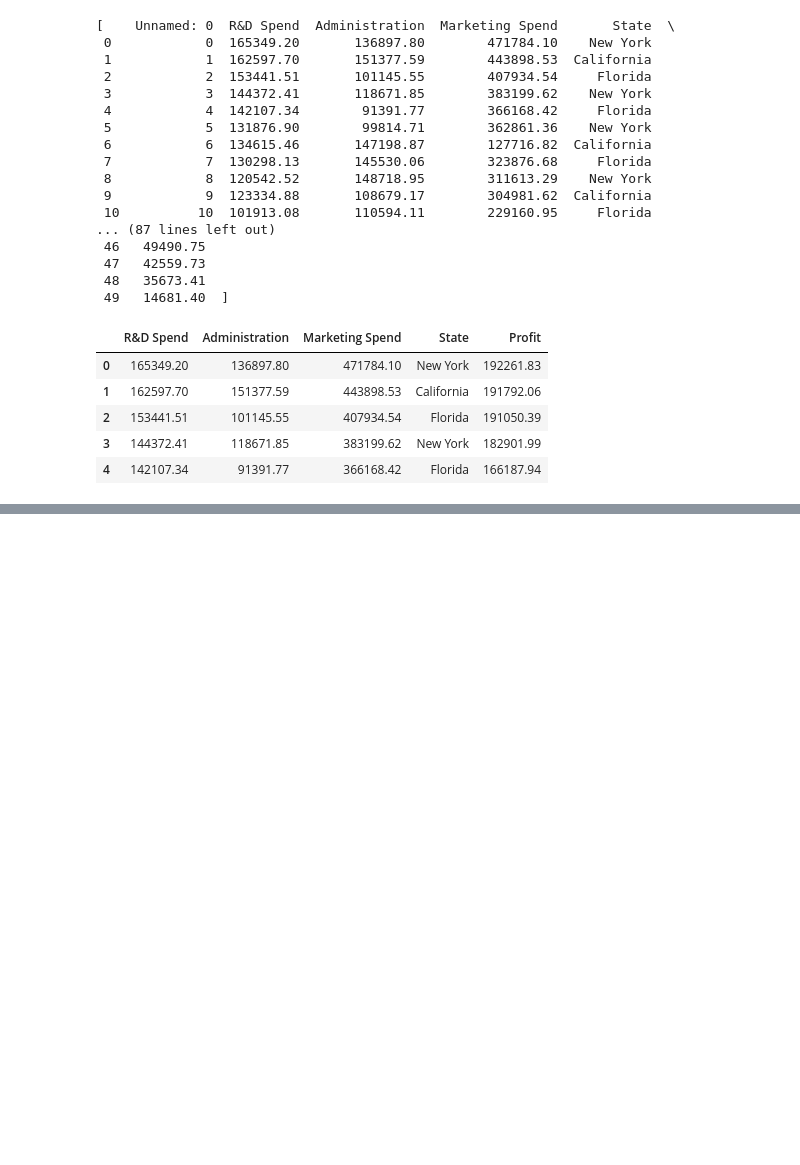
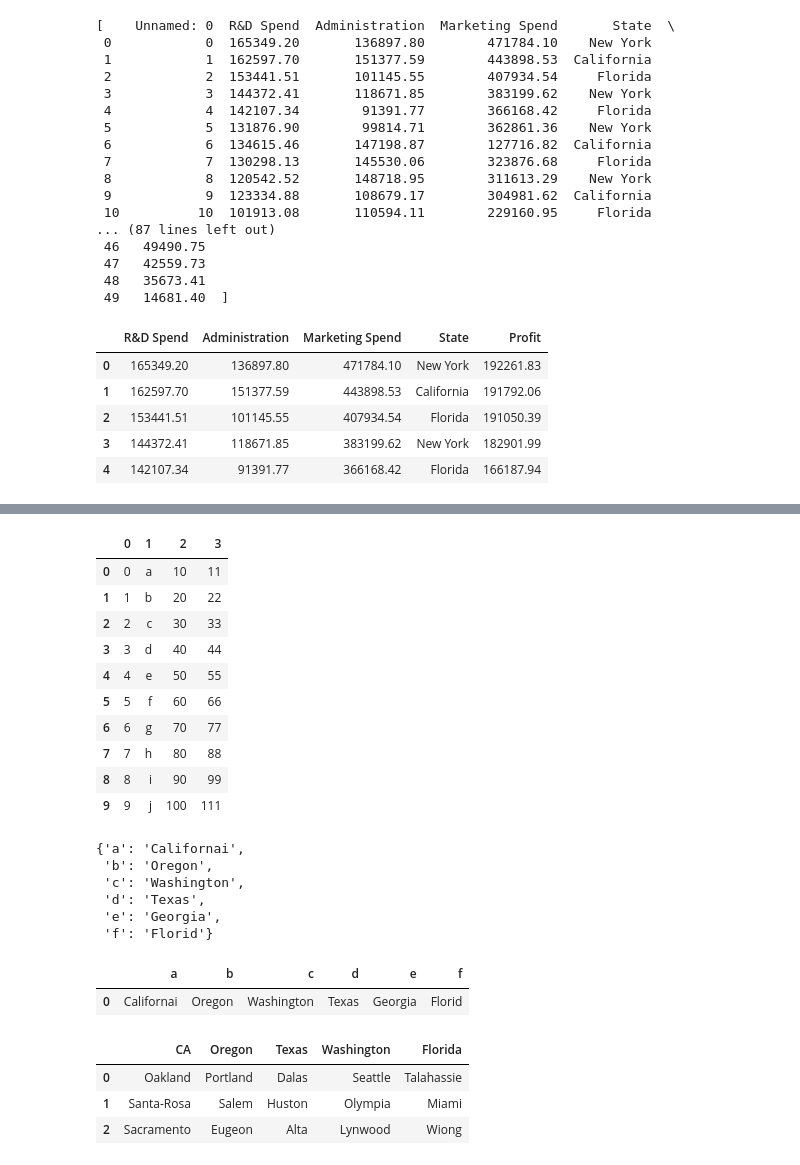
Before and after one commit to fishitmo/Takeobds, a Jupyter notebook: TAkeo_pytthon_practice.ipynb, the cells around one changed output, grey strips where cells are left out. Drawn from its saved outputs; the diff is of its cells as text; code cells hidden in the pictures; blank space fills up the shorter version.

```diff
--- a/TAkeo_pytthon_practice.ipynb
+++ b/TAkeo_pytthon_practice.ipynb
@@ -2355,0 +2561,4 @@ df_json.head()
+# %%
+S8 = pd.Series([10,20,30,40,50,60,70,80,90,100])
+# %%
+df1[2] = S8
@@ -2355,0 +2579,18 @@ df_json.head()
+# %%
+ar2 = np.array([11,22,33,44,55,66,77,88,99,111])
+# %%
+df1[3]= ar2
+# %%
+df1
+# %% [output]
+|  | 0 | 1 | 2 | 3 |
+| 0 | 0 | a | 10 | 11 |
+| 1 | 1 | b | 20 | 22 |
+| 2 | 2 | c | 30 | 33 |
+| 3 | 3 | d | 40 | 44 |
+| 4 | 4 | e | 50 | 55 |
+| 5 | 5 | f | 60 | 66 |
+| 6 | 6 | g | 70 | 77 |
+| 7 | 7 | h | 80 | 88 |
+| 8 | 8 | i | 90 | 99 |
+| 9 | 9 | j | 100 | 111 |
@@ -2355,0 +2601,9 @@ df_json.head()
+# %%
+dic4
+# %% [output]
+{'a': 'Californai',
+ 'b': 'Oregon',
+ 'c': 'Washington',
+ 'd': 'Texas',
+ 'e': 'Georgia',
+ 'f': 'Florid'}
@@ -2355,0 +2612,18 @@ df_json.head()
+# %%
+df4
+# %% [output]
+|  | a | b | c | d | e | f |
+| 0 | Californai | Oregon | Washington | Texas | Georgia | Florid |
+# %%
+dict1 = {'CA':['Oakland','Santa-Rosa','Sacramento'],
+            'Oregon':['Portland','Salem','Eugeon'],
+            'Texas':['Dalas','Huston','Alta'],
+            'Washington':['Seattle','Olympia','Lynwood'],
+            'Florida':['Talahassie', 'Miami', 'Wiong']}
+df_dict = pd.DataFrame(dict1)
+df_dict
+# %% [output]
+|  | CA | Oregon | Texas | Washington | Florida |
+| 0 | Oakland | Portland | Dalas | Seattle | Talahassie |
+| 1 | Santa-Rosa | Salem | Huston | Olympia | Miami |
+| 2 | Sacramento | Eugeon | Alta | Lynwood | Wiong |
```
Also changed, not shown: parts of 40 cells of this notebook.
